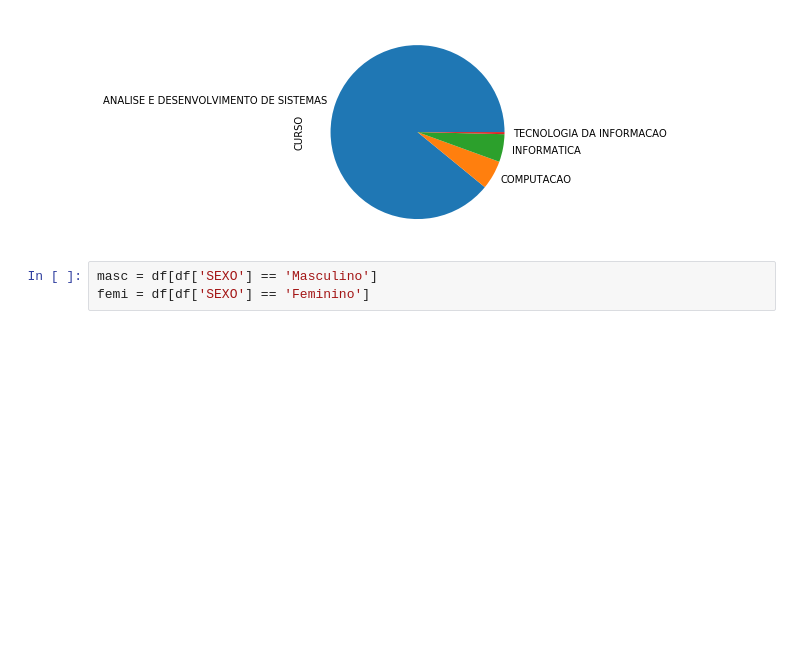
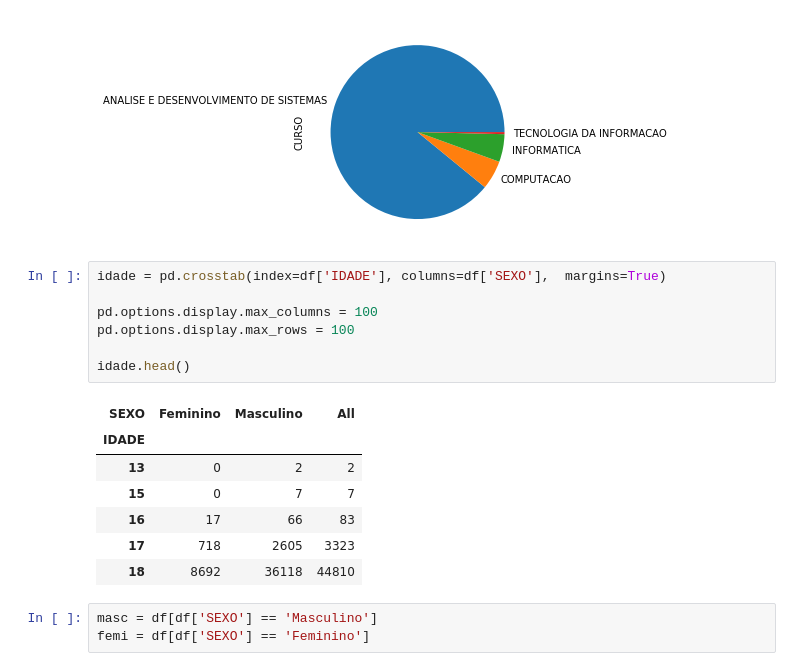
Before and after one commit to arcursino/PyjamasConf, a Jupyter notebook: pyjamas.ipynb, the cells around one changed output. Saved outputs shown, nothing was run; the diff lists cells and outputs as text; blank space fills up the shorter version.

Commit message:
insere linha com a estatística por idade

```diff
--- a/pyjamas.ipynb
+++ b/pyjamas.ipynb
@@ -26,6 +27,21 @@ df['CURSO'].value_counts().plot.pie()
 # %% [output]
 <matplotlib.axes._subplots.AxesSubplot at 0x...>
 [figure]
+# %%
+idade = pd.crosstab(index=df['IDADE'], columns=df['SEXO'],  margins=True)
+
+pd.options.display.max_columns = 100
+pd.options.display.max_rows = 100
+
+idade.head()
+# %% [output]
+| SEXO | Feminino | Masculino | All |
+| IDADE |  |  |  |
+| 13 | 0 | 2 | 2 |
+| 15 | 0 | 7 | 7 |
+| 16 | 17 | 66 | 83 |
+| 17 | 718 | 2605 | 3323 |
+| 18 | 8692 | 36118 | 44810 |
 # %%
 masc = df[df['SEXO'] == 'Masculino']
 femi = df[df['SEXO'] == 'Feminino']
```
Also changed, not shown: parts of 3 cells of this notebook, 1 other file.
